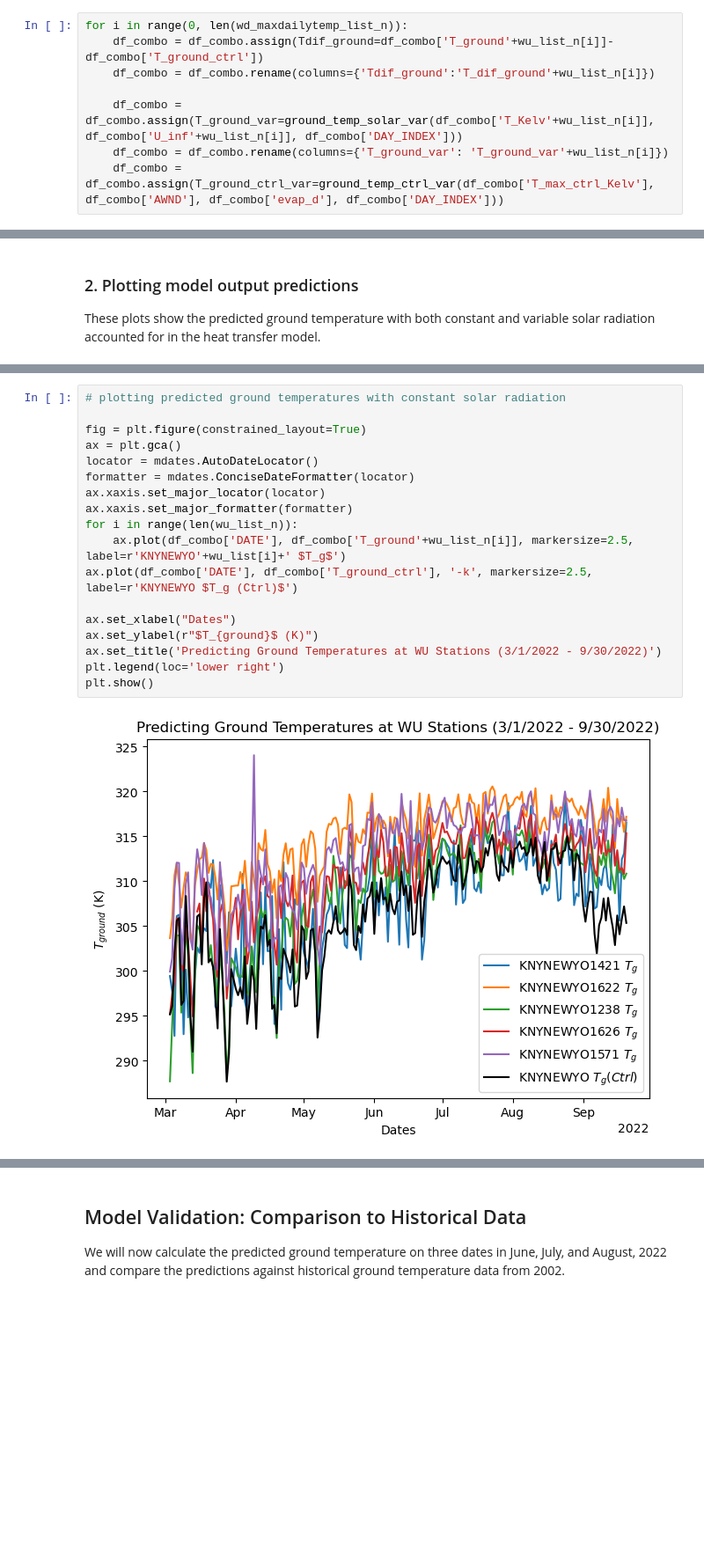
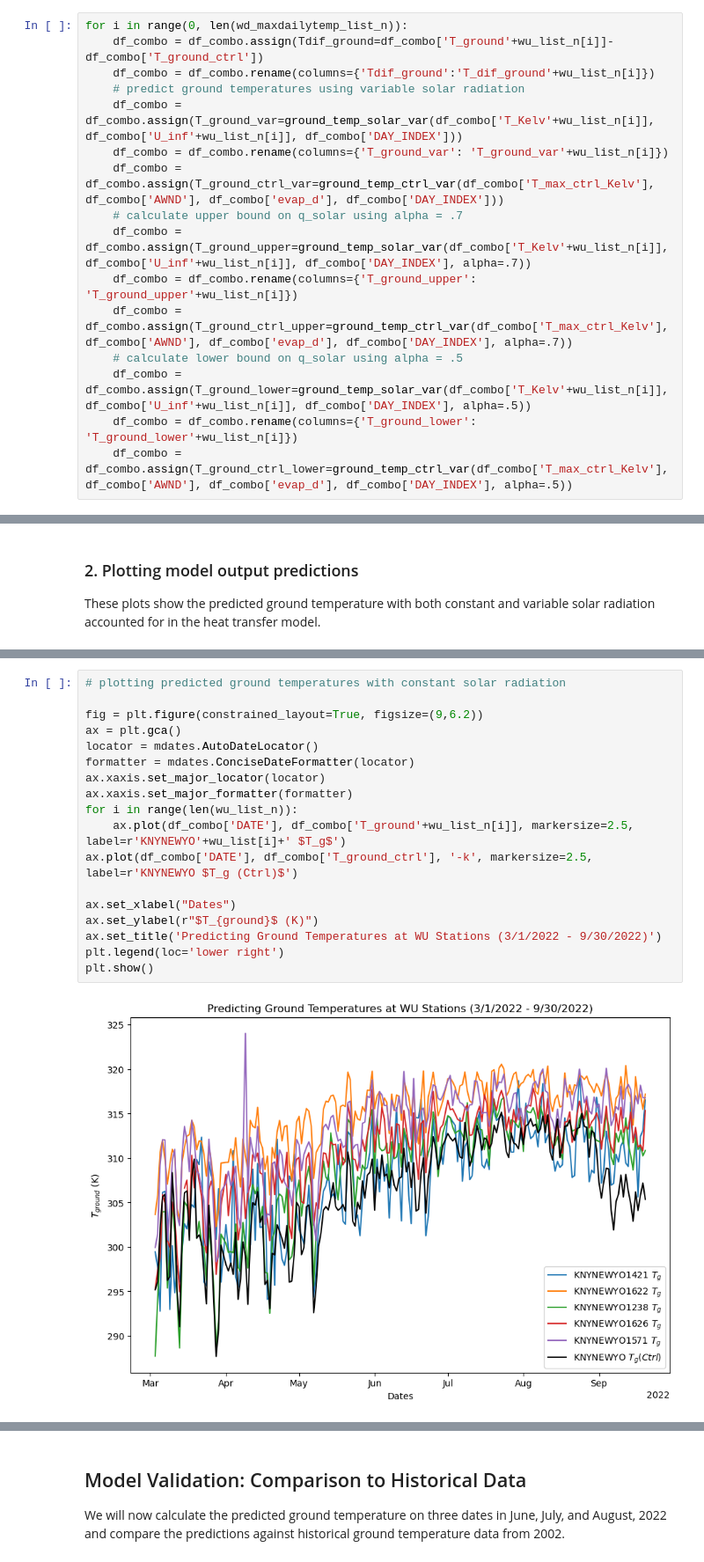
Before and after one commit to soph-loaf/aht_project, a Jupyter notebook: Temperature_Modeling_Results_SAL.ipynb, the cells around one changed output, grey strips where cells are left out. Shown at 88% size. Drawn from its saved outputs; the diff is of its cells as text; blank space fills up the shorter version.

Commit message:
q_solar bounds

```diff
--- a/Temperature_Modeling_Results_SAL.ipynb
+++ b/Temperature_Modeling_Results_SAL.ipynb
@@ -436,10 +436,18 @@ Then, we can make a new prediction for the ground temperature at all weather sta
 for i in range(0, len(wd_maxdailytemp_list_n)):
     df_combo = df_combo.assign(Tdif_ground=df_combo['T_ground'+wu_list_n[i]]-df_combo['T_ground_ctrl'])
     df_combo = df_combo.rename(columns={'Tdif_ground':'T_dif_ground'+wu_list_n[i]})
-
+    # predict ground temperatures using variable solar radiation
     df_combo = df_combo.assign(T_ground_var=ground_temp_solar_var(df_combo['T_Kelv'+wu_list_n[i]], df_combo['U_inf'+wu_list_n[i]], df_combo['DAY_INDEX']))
     df_combo = df_combo.rename(columns={'T_ground_var': 'T_ground_var'+wu_list_n[i]})
     df_combo = df_combo.assign(T_ground_ctrl_var=ground_temp_ctrl_var(df_combo['T_max_ctrl_Kelv'], df_combo['AWND'], df_combo['evap_d'], df_combo['DAY_INDEX']))
+    # calculate upper bound on q_solar using alpha = .7
+    df_combo = df_combo.assign(T_ground_upper=ground_temp_solar_var(df_combo['T_Kelv'+wu_list_n[i]], df_combo['U_inf'+wu_list_n[i]], df_combo['DAY_INDEX'], alpha=.7))
+    df_combo = df_combo.rename(columns={'T_ground_upper': 'T_ground_upper'+wu_list_n[i]})
+    df_combo = df_combo.assign(T_ground_ctrl_upper=ground_temp_ctrl_var(df_combo['T_max_ctrl_Kelv'], df_combo['AWND'], df_combo['evap_d'], df_combo['DAY_INDEX'], alpha=.7))
+    # calculate lower bound on q_solar using alpha = .5
+    df_combo = df_combo.assign(T_ground_lower=ground_temp_solar_var(df_combo['T_Kelv'+wu_list_n[i]], df_combo['U_inf'+wu_list_n[i]], df_combo['DAY_INDEX'], alpha=.5))
+    df_combo = df_combo.rename(columns={'T_ground_lower': 'T_ground_lower'+wu_list_n[i]})
+    df_combo = df_combo.assign(T_ground_ctrl_lower=ground_temp_ctrl_var(df_combo['T_max_ctrl_Kelv'], df_combo['AWND'], df_combo['evap_d'], df_combo['DAY_INDEX'], alpha=.5))
 # %% [markdown]
 ## Plotting Results:
 
@@ -573,22 +581,22 @@ plt.show()
 # %%
 # plotting predicted ground temperatures with constant solar radiation
 
-fig = plt.figure(constrained_layout=True)
+fig = plt.figure(constrained_layout=True, figsize=(9,6.2))
 ax = plt.gca()
 locator = mdates.AutoDateLocator()
 formatter = mdates.ConciseDateFormatter(locator)
 ax.xaxis.set_major_locator(locator)
 ax.xaxis.set_major_formatter(formatter)
 for i in range(len(wu_list_n)):
     ax.plot(df_combo['DATE'], df_combo['T_ground'+wu_list_n[i]], markersize=2.5, label=r'KNYNEWYO'+wu_list[i]+' $T_g$')
 ax.plot(df_combo['DATE'], df_combo['T_ground_ctrl'], '-k', markersize=2.5, label=r'KNYNEWYO $T_g (Ctrl)$')
 
 ax.set_xlabel("Dates")
 ax.set_ylabel(r"$T_{ground}$ (K)")
 ax.set_title('Predicting Ground Temperatures at WU Stations (3/1/2022 - 9/30/2022)')
 plt.legend(loc='lower right')
 plt.show()
 # %% [output]
-[figure, old version]
+[figure, new version]
 # %%
 # plotting ground temperature predictions accounting for variable solar radiation
```
Also changed, not shown: parts of 6 cells of this notebook, 2 other files.
